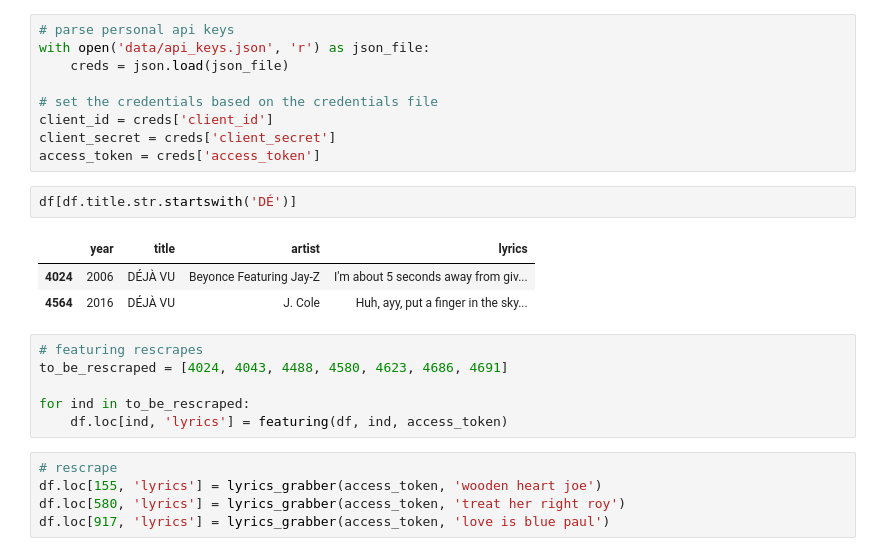
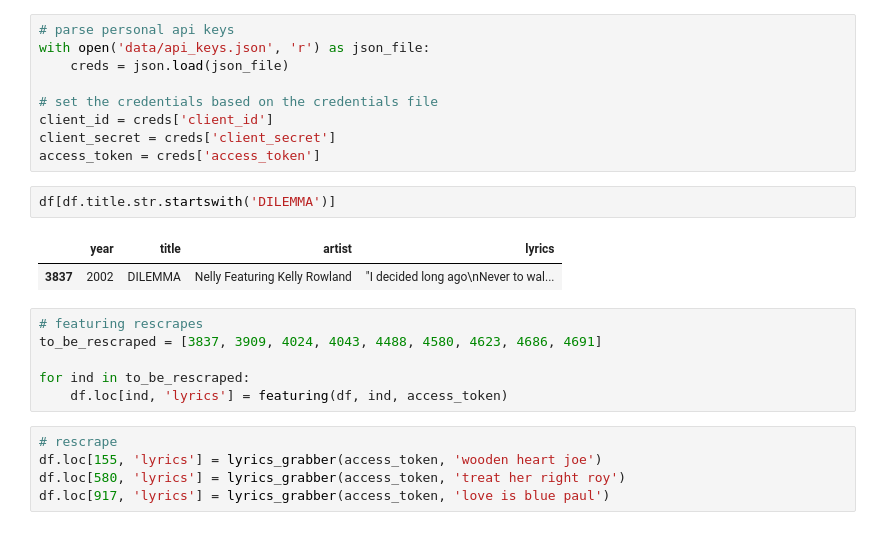
Before and after one commit to p-szymo/lyrics_thru_decades, a Jupyter notebook: 02_data_cleaning.ipynb, the cells around one changed output. Drawn from its saved outputs; the diff is of its cells as text.

```diff
--- a/02_data_cleaning.ipynb
+++ b/02_data_cleaning.ipynb
@@ -91,14 +91,13 @@ client_id = creds['client_id']
 client_secret = creds['client_secret']
 access_token = creds['access_token']
 # %%
-df[df.title.str.startswith('DÉ')]
+df[df.title.str.startswith('DILEMMA')]
 # %% [output]
 |  | year | title | artist | lyrics |
-| 4024 | 2006 | DÉJÀ VU | Beyonce Featuring Jay-Z | I'm about 5 seconds away from giv... |
-| 4564 | 2016 | DÉJÀ VU | J. Cole | Huh, ayy, put a finger in the sky... |
+| 3837 | 2002 | DILEMMA | Nelly Featuring Kelly Rowland | "I decided long ago\nNever to wal... |
 # %%
 # featuring rescrapes
-to_be_rescraped = [4024, 4043, 4488, 4580, 4623, 4686, 4691]
+to_be_rescraped = [3837, 3909, 4024, 4043, 4488, 4580, 4623, 4686, 4691]
 
 for ind in to_be_rescraped:
     df.loc[ind, 'lyrics'] = featuring(df, ind, access_token)
```
Also changed, not shown: parts of 17 cells of this notebook.
